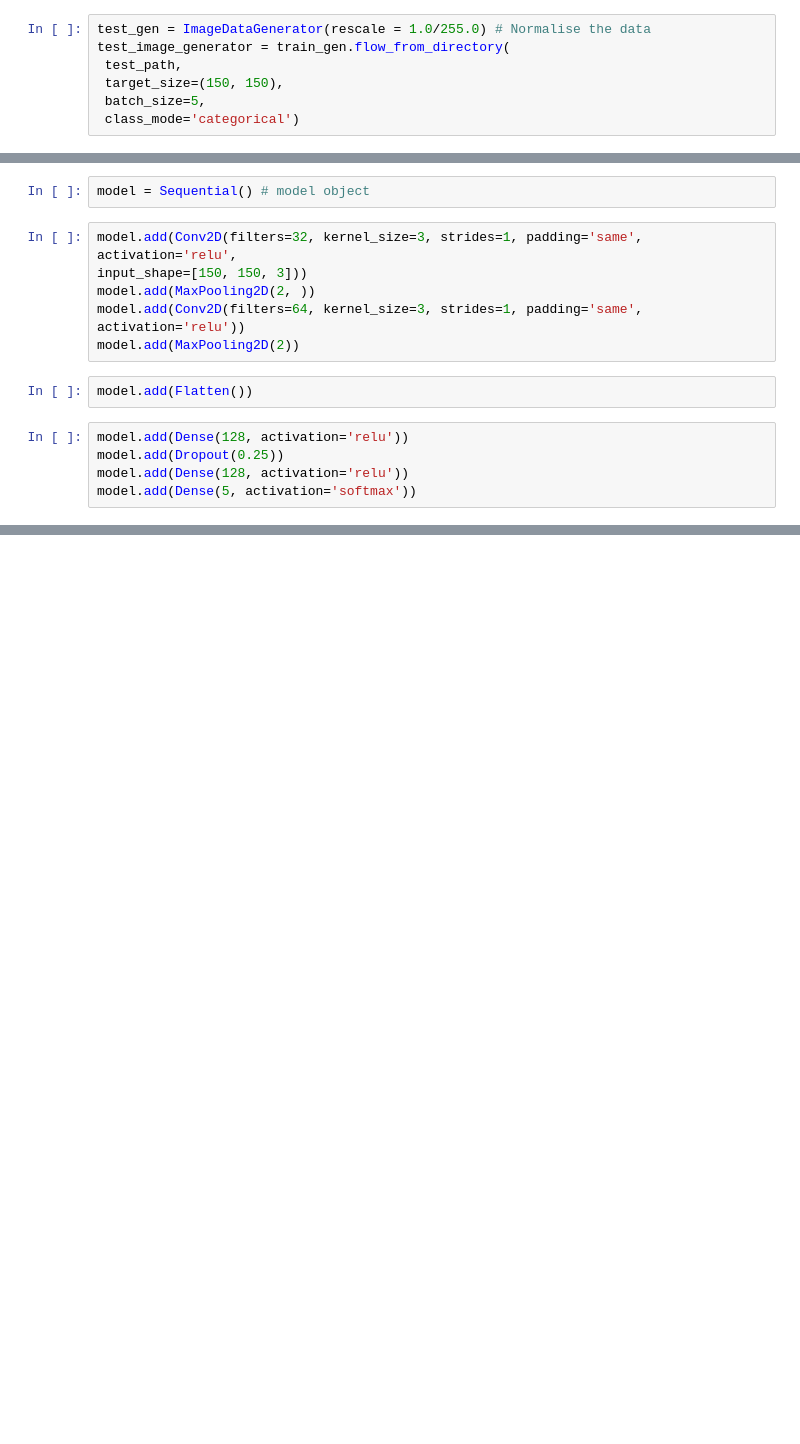
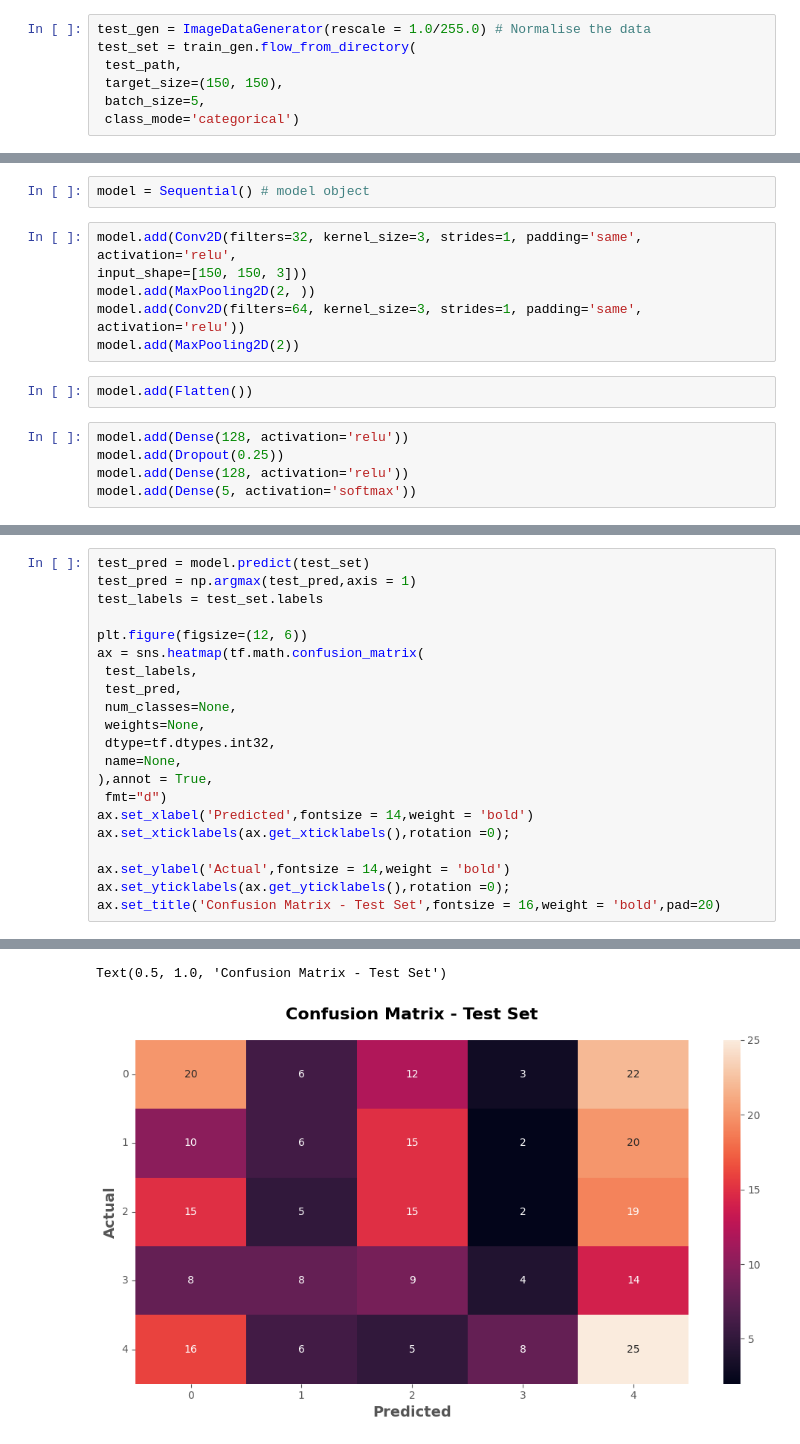
Before and after one commit to PabloSMD/FloraNativaChilenaCNN, a Jupyter notebook: CNN Flores.ipynb, the cells around one changed output, grey strips where cells are left out. Drawn from its saved outputs; the diff is of its cells as text; blank space fills up the shorter version.

```diff
--- a/CNN Flores.ipynb
+++ b/CNN Flores.ipynb
@@ -126,6 +128,6 @@ val_image_generator = train_gen.flow_from_directory(
 # %%
 test_gen = ImageDataGenerator(rescale = 1.0/255.0) # Normalise the data
-test_image_generator = train_gen.flow_from_directory(
+test_set = train_gen.flow_from_directory(
  test_path,
  target_size=(150, 150),
  batch_size=5,
@@ -197,0 +303,22 @@ generate_predictions(test_image_path, actual_label='Añañuca')
+# %%
+test_pred = model.predict(test_set)
+test_pred = np.argmax(test_pred,axis = 1)
+test_labels = test_set.labels
+
+plt.figure(figsize=(12, 6))
+ax = sns.heatmap(tf.math.confusion_matrix(
+ test_labels,
+ test_pred,
+ num_classes=None,
+ weights=None,
+ dtype=tf.dtypes.int32,
+ name=None,
+),annot = True,
+ fmt="d")
+ax.set_xlabel('Predicted',fontsize = 14,weight = 'bold')
+ax.set_xticklabels(ax.get_xticklabels(),rotation =0);
+
+ax.set_ylabel('Actual',fontsize = 14,weight = 'bold')
+ax.set_yticklabels(ax.get_yticklabels(),rotation =0);
+ax.set_title('Confusion Matrix - Test Set',fontsize = 16,weight = 'bold',pad=20)
+# %% [output]
@@ -197,0 +326,2 @@ generate_predictions(test_image_path, actual_label='Añañuca')
+Text(0.5, 1.0, 'Confusion Matrix - Test Set')
+[figure, added]
```
Also changed, not shown: parts of 19 cells of this notebook, 1 other file.
